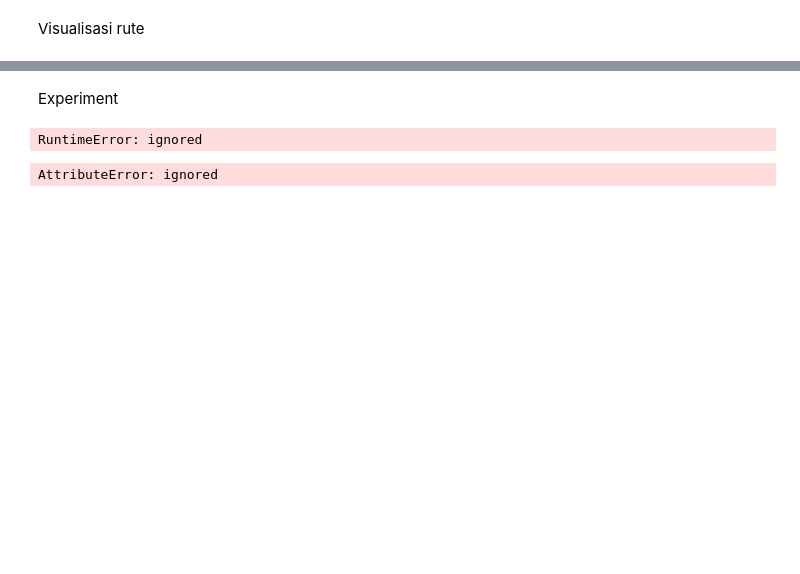
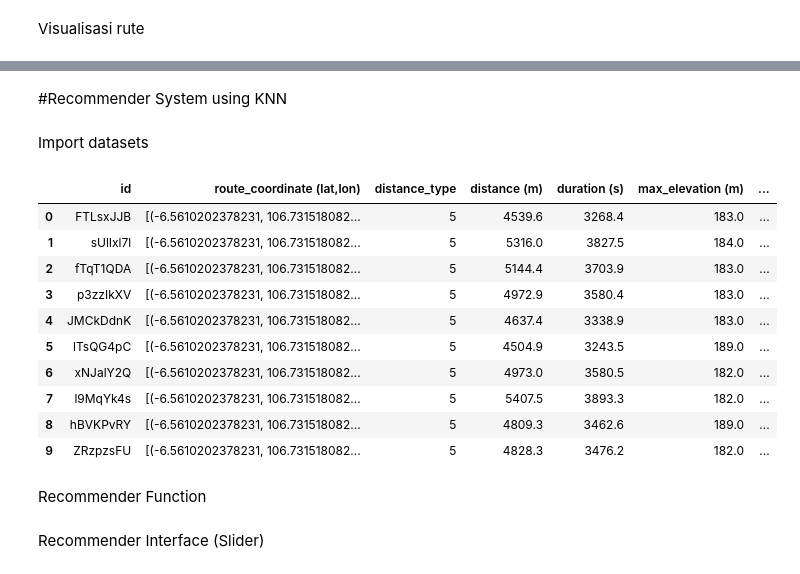
Before and after one commit to Reynxzz/capstone-ipb, a Jupyter notebook: Capstone_IPB_Making_Dataset_&_Recommender_System.ipynb, the cells around one changed output, grey strips where cells are left out. Cells and saved outputs as stored; diff of their text form; code cells hidden in the pictures; blank space fills up the shorter version.

Commit message:
KNN Recommender System MVP

```diff
--- a/Capstone_IPB_Making_Dataset_&_Recommender_System.ipynb
+++ b/Capstone_IPB_Making_Dataset_&_Recommender_System.ipynb
@@ -321,5 +329,3 @@ Visualisasi rute
 df_routes["map_preview"][0]
 # %% [output]
 [interactive output not drawn]
-# %% [markdown]
-Experiment
@@ -328,24 +332,20 @@ Experiment
-# %%
-import osmnx as ox
-
-# Define the location of interest using an address or place name
-location_name = 'San Francisco, California'
-
-# Define the distance (in meters) around the location to retrieve OSM data for
-distance = 500
-
-# Download and construct a network from OSM data within the specified distance from the location
-G = ox.graph_from_address(location_name, distance, network_type='all')
-
-# Calculate the area of the network in square meters
-area = ox.set_graph_crs(G, 'EPSG:4326').unary_union.area
-
-# Calculate the amount of tree cover within the network
-trees = ox.geometries_from_address(location_name, tags={'natural': 'tree'})
-tree_cover = trees.geometry.unary_union.area / area
-
-print(f"Total area: {area:.2f} square meters")
-print(f"Tree cover: {tree_cover:.2%}")
-# %% [output]
-RuntimeError: ignored
-AttributeError: ignored
+# %% [markdown]
+#Recommender System using KNN
+# %% [markdown]
+Import datasets
+# %%
+df_routes_rs = pd.read_csv("/content/routes_dataset.csv")
+# %%
+df_routes_rs
+# %% [output]
+|  | id | route_coordinate (lat,lon) | distance_type | distance (m) | duration (s) | max_elevation (m) | ... |
+| 0 | FTLsxJJB | [(-6.5610202378231, 106.731518082... | 5 | 4539.6 | 3268.4 | 183.0 | ... |
+| 1 | sUlIxl7l | [(-6.5610202378231, 106.731518082... | 5 | 5316.0 | 3827.5 | 184.0 | ... |
+| 2 | fTqT1QDA | [(-6.5610202378231, 106.731518082... | 5 | 5144.4 | 3703.9 | 183.0 | ... |
+| 3 | p3zzIkXV | [(-6.5610202378231, 106.731518082... | 5 | 4972.9 | 3580.4 | 183.0 | ... |
+| 4 | JMCkDdnK | [(-6.5610202378231, 106.731518082... | 5 | 4637.4 | 3338.9 | 183.0 | ... |
+| 5 | lTsQG4pC | [(-6.5610202378231, 106.731518082... | 5 | 4504.9 | 3243.5 | 189.0 | ... |
+| 6 | xNJalY2Q | [(-6.5610202378231, 106.731518082... | 5 | 4973.0 | 3580.5 | 182.0 | ... |
+| 7 | l9MqYk4s | [(-6.5610202378231, 106.731518082... | 5 | 5407.5 | 3893.3 | 182.0 | ... |
+| 8 | hBVKPvRY | [(-6.5610202378231, 106.731518082... | 5 | 4809.3 | 3462.6 | 189.0 | ... |
+| 9 | ZRzpzsFU | [(-6.5610202378231, 106.731518082... | 5 | 4828.3 | 3476.2 | 182.0 | ... |
@@ -351,0 +355,2 @@ AttributeError: ignored
+# %% [markdown]
+Recommender Function
@@ -351,0 +379,2 @@ AttributeError: ignored
+# %% [markdown]
+Recommender Interface (Slider)
```
Also changed, not shown: parts of 13 cells of this notebook.
